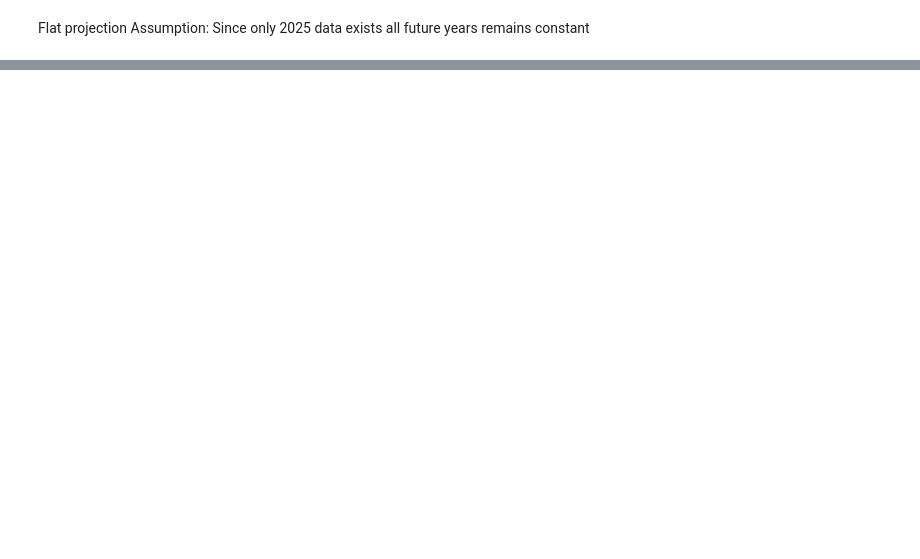
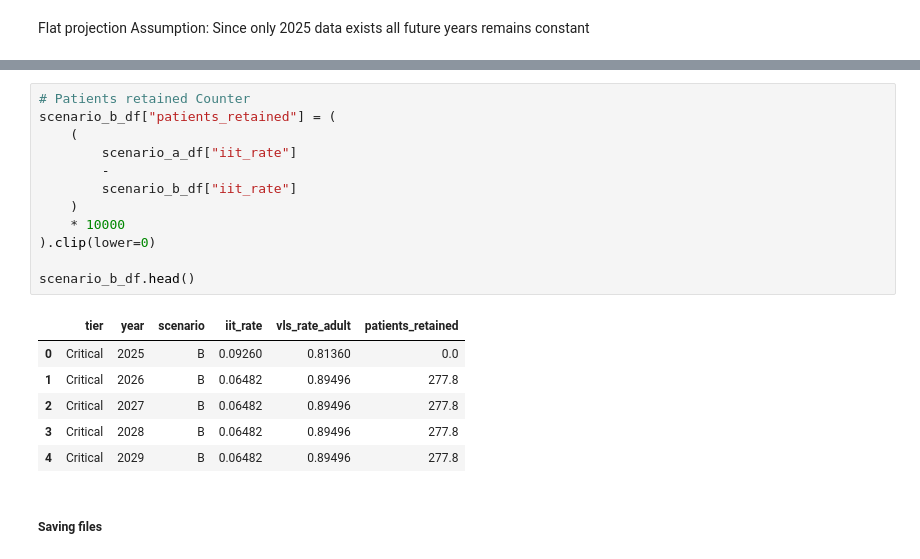
Before and after one commit to Daniellamuli/Phase-5-HIV-Care-Gap-AI, a Jupyter notebook: notebooks/07_model_3_projection.ipynb, the cells around one changed output, grey strips where cells are left out. Drawn from its saved outputs; the diff is of its cells as text; blank space fills up the shorter version.

```diff
--- a/notebooks/07_model_3_projection.ipynb
+++ b/notebooks/07_model_3_projection.ipynb
@@ -158,0 +409,21 @@ plt.show()
+# %%
+# Patients retained Counter
+scenario_b_df["patients_retained"] = (
+    (
+        scenario_a_df["iit_rate"]
+        -
+        scenario_b_df["iit_rate"]
+    )
+    * 10000
+).clip(lower=0)
+
+scenario_b_df.head()
+# %% [output]
+|  | tier | year | scenario | iit_rate | vls_rate_adult | patients_retained |
+| 0 | Critical | 2025 | B | 0.09260 | 0.81360 | 0.0 |
+| 1 | Critical | 2026 | B | 0.06482 | 0.89496 | 277.8 |
+| 2 | Critical | 2027 | B | 0.06482 | 0.89496 | 277.8 |
+| 3 | Critical | 2028 | B | 0.06482 | 0.89496 | 277.8 |
+| 4 | Critical | 2029 | B | 0.06482 | 0.89496 | 277.8 |
+# %% [markdown]
+##### Saving files
```
Also changed, not shown: parts of 33 cells of this notebook, 6 other files.
